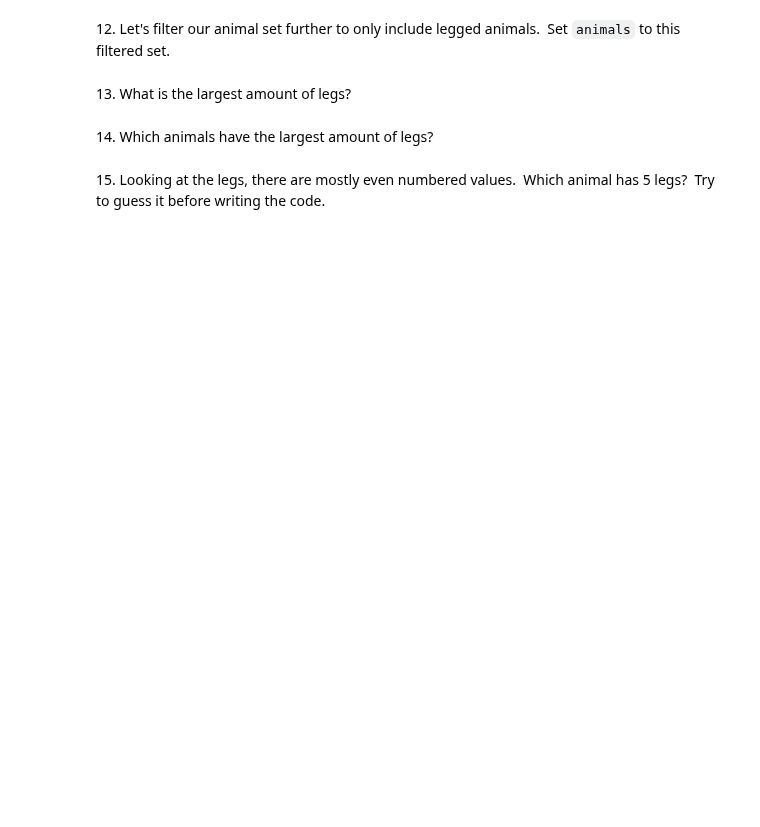
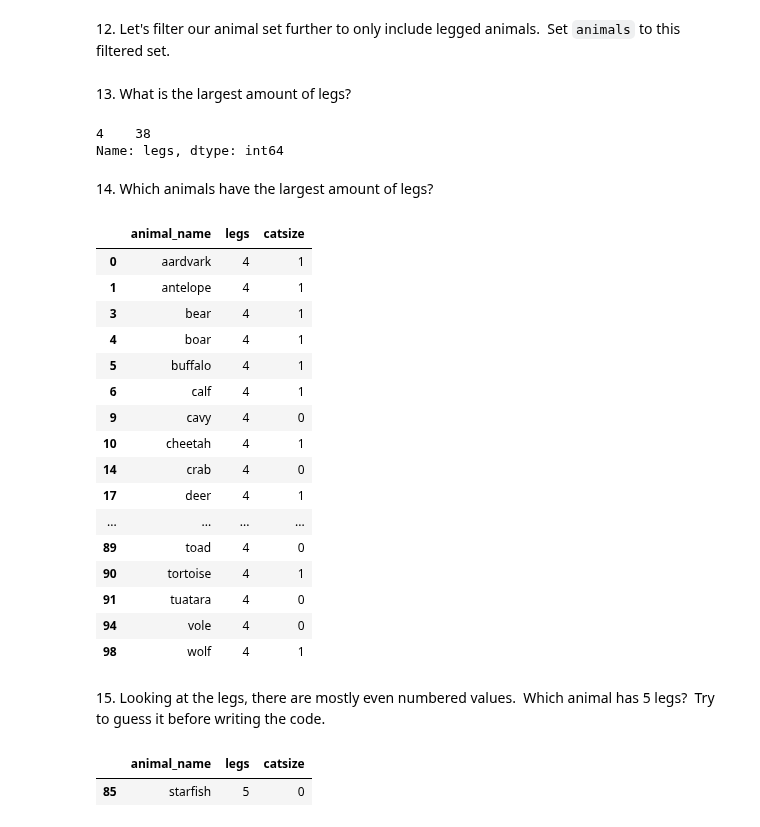
Before and after one commit to ScottPartacz/UCIML-Zoo-with-pandas, a Jupyter notebook: intro-to-pandas-starter.ipynb, the cells around one changed output. Cells and saved outputs as stored; diff of their text form; code cells hidden in the pictures; blank space fills up the shorter version.

```diff
--- a/intro-to-pandas-starter.ipynb
+++ b/intro-to-pandas-starter.ipynb
@@ -11,6 +11,6 @@ Put the [zoo.csv](zoo.csv) file in the same folder as this notebook. Then answer
 # %%
 import pandas as pd
 
-animals = pd.read_csv("wiki_movie_plots_deduped.csv")
+animals = pd.read_csv("zoo.csv")
 # %% [markdown]
 2. What is the type of the `animals` variable?
@@ -27,4 +88,6 @@ animals = pd.read_csv("wiki_movie_plots_deduped.csv")
 # %% [markdown]
 8. We want to explore animal names, legs, and catsize.  Filter `animals` to only use those fields.
+# %%
+animals = animals[["animal_name","legs","catsize"]]
 # %% [markdown]
 9\. What are the first 6 rows of this dataset?
@@ -35,8 +125,42 @@ animals = pd.read_csv("wiki_movie_plots_deduped.csv")
 # %% [markdown]
 12\. Let's filter our animal set further to only include legged animals.  Set `animals` to this filtered set.
+# %%
+animals = animals[animals["legs"] > 0]
 # %% [markdown]
 13\. What is the largest amount of legs?
+# %%
+animals["legs"].value_counts().nlargest(1)
+# %% [output]
+4    38
+Name: legs, dtype: int64
 # %% [markdown]
 14\. Which animals have the largest amount of legs?
+# %%
+animals1 = animals[animals["legs"] == 4]
+animals1
+# %% [output]
+|  | animal_name | legs | catsize |
+| 0 | aardvark | 4 | 1 |
+| 1 | antelope | 4 | 1 |
+| 3 | bear | 4 | 1 |
+| 4 | boar | 4 | 1 |
+| 5 | buffalo | 4 | 1 |
+| 6 | calf | 4 | 1 |
+| 9 | cavy | 4 | 0 |
+| 10 | cheetah | 4 | 1 |
+| 14 | crab | 4 | 0 |
+| 17 | deer | 4 | 1 |
+| ... | ... | ... | ... |
+| 89 | toad | 4 | 0 |
+| 90 | tortoise | 4 | 1 |
+| 91 | tuatara | 4 | 0 |
+| 94 | vole | 4 | 0 |
+| 98 | wolf | 4 | 1 |
 # %% [markdown]
 15\. Looking at the legs, there are mostly even numbered values.  Which animal has 5 legs?  Try to guess it before writing the code.
+# %%
+animals2 = animals[animals["legs"] == 5]
+animals2
+# %% [output]
+|  | animal_name | legs | catsize |
+| 85 | starfish | 5 | 0 |
```
Also changed, not shown: parts of 9 cells of this notebook.
